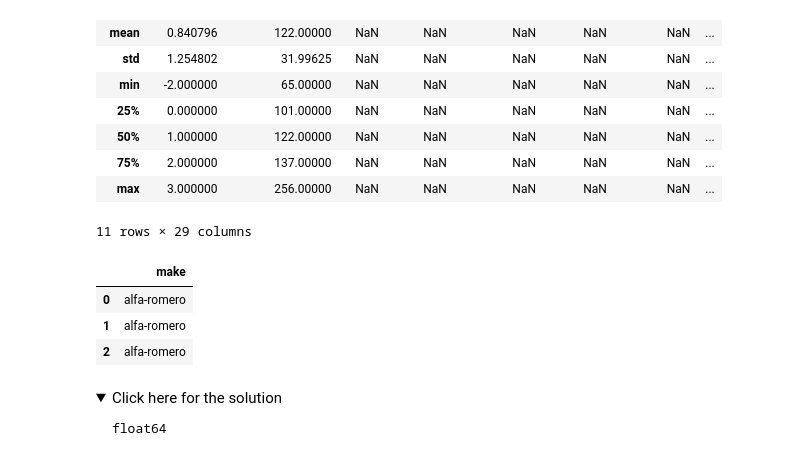
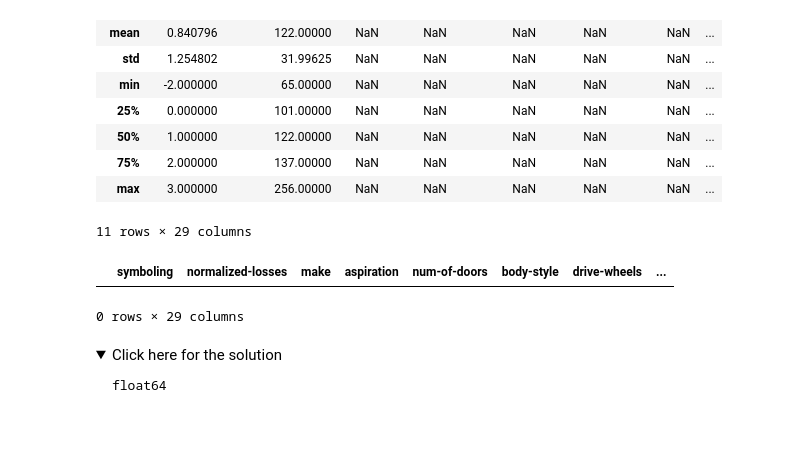
Before and after one commit to tranttha/IBM-DS-Course, a Jupyter notebook: Course 7 Data Analysis with Python/Module 3 Exploratory Data analysis/Exploratory_data_analysis_cars.ipynb, the cells around one changed output. Cells and saved outputs as stored; diff of their text form; code cells hidden in the pictures; folded sections open; blank space fills up the shorter version.

```diff
--- a/Course 7 Data Analysis with Python/Module 3 Exploratory Data analysis/Exploratory_data_analysis_cars.ipynb
+++ b/Course 7 Data Analysis with Python/Module 3 Exploratory Data analysis/Exploratory_data_analysis_cars.ipynb
@@ -131,13 +131,11 @@ df.describe(include='all')
 | max | 3.000000 | 256.00000 | NaN | NaN | NaN | NaN | NaN | ... |
 11 rows × 29 columns
 # %%
-a = df.where(df.dtypes==float64).dropna(how='all').dropna(axis=1)
+a = df.where(df.dtypes=='float64').dropna(how='all').dropna(axis=1)
 a
 # %% [output]
-|  | make |
-| 0 | alfa-romero |
-| 1 | alfa-romero |
-| 2 | alfa-romero |
+|  | symboling | normalized-losses | make | aspiration | num-of-doors | body-style | drive-wheels | ... |
+0 rows × 29 columns
 # %% [markdown]
 <details><summary>Click here for the solution</summary>
 
```
Also changed, not shown: parts of 1 cell of this notebook, 2 other files.
